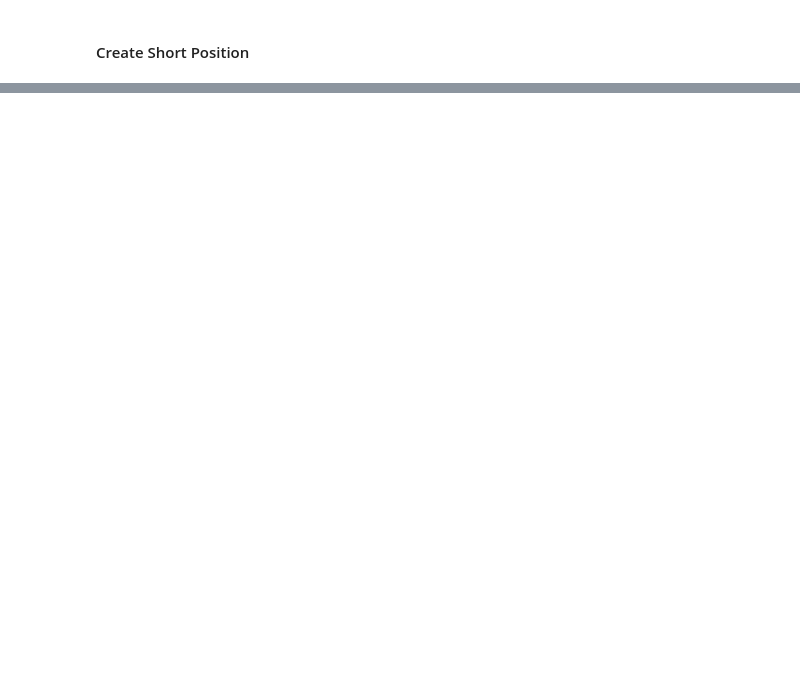
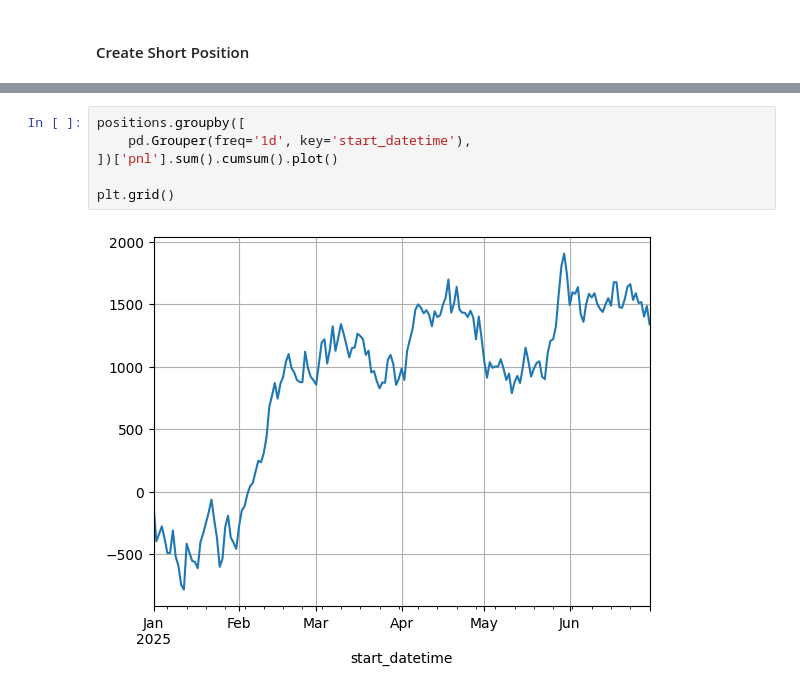
Before and after one commit to vvbark/trading-bot, a Jupyter notebook: interactor.ipynb, the cells around one changed output, grey strips where cells are left out. Drawn from its saved outputs; the diff is of its cells as text; blank space fills up the shorter version.

```diff
--- a/interactor.ipynb
+++ b/interactor.ipynb
@@ -117,0 +250,8 @@ plt.tick_params(axis='x', rotation=90)
+# %%
+positions.groupby([
+    pd.Grouper(freq='1d', key='start_datetime'),
+])['pnl'].sum().cumsum().plot()
+
+plt.grid()
+# %% [output]
+[figure, added]
```
Also changed, not shown: parts of 14 cells of this notebook, 7 other files.
